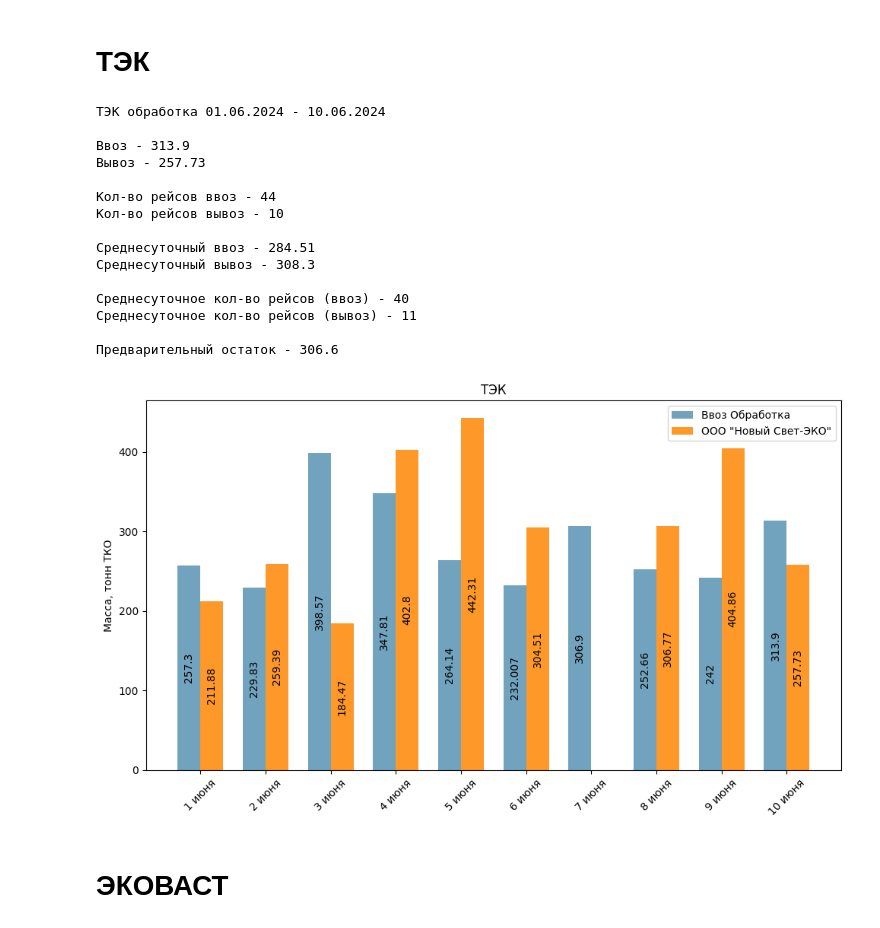
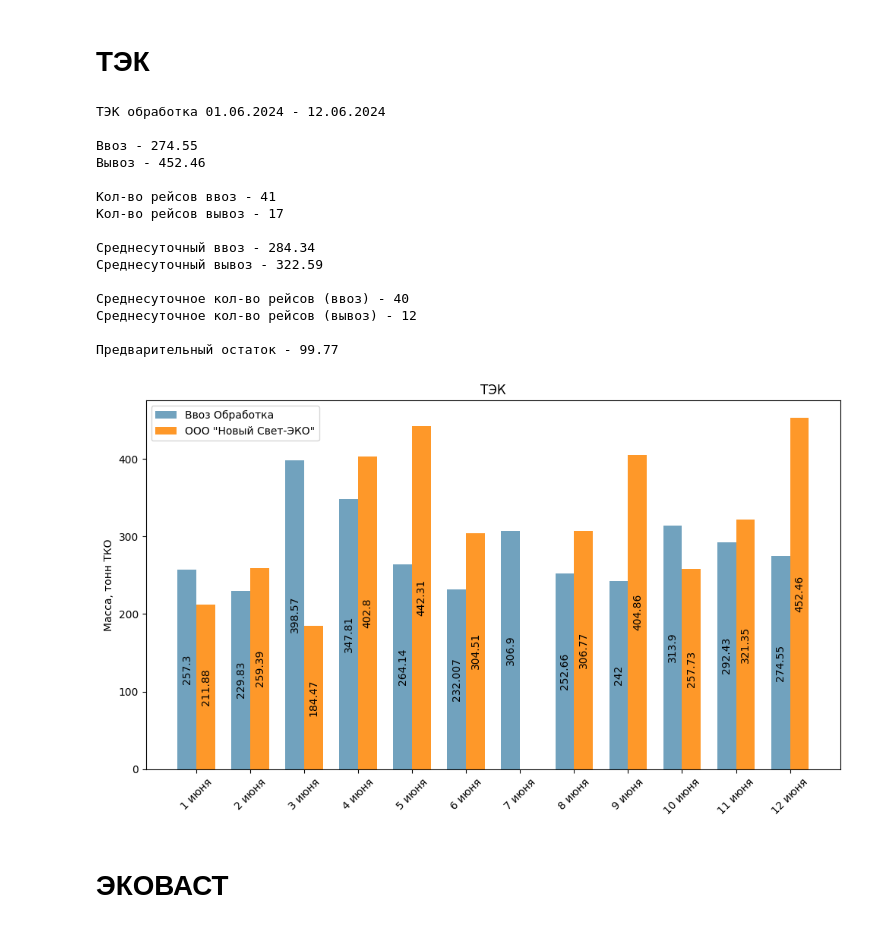
Before and after one commit to YehorI/CERC, a Jupyter notebook: collector.ipynb, the cells around one changed output. Drawn from its saved outputs; the diff is of its cells as text; code cells hidden in the pictures.

```diff
--- a/collector.ipynb
+++ b/collector.ipynb
@@ -11,7 +11,7 @@ from app.services.charts.charts import DailyChartPlotter
 # %% [markdown]
 # ТЭК
 # %%
-INPUT_PATH = r"Z:\Personal\Отчеты ввоз вывоз\Реестры площадок 2024.06.11\ТЭК 01.06.2024 - 10.06.2024.xls"
+INPUT_PATH = r"Z:\Personal\Отчеты ввоз вывоз\Реестры площадок 2024.06.13\ТЭК Отчет .xls"
 
 OUTPUT_PATH = r"Y:\Отдел аналитической работы\Сверка\2024\06. Июнь\ТЭК обработка июнь.xlsx"
 
@@ -54,43 +54,43 @@ joint_df = pd.concat([
 ])
 
 tek_analytics = DailyAnalytics(
     joint_df, initial_balance=236.2
 )
 
 print(tek_analytics.get_daily_formatted_analytics(
     # (datetime.datetime(2024, 6, 1), datetime.datetime(2024, 6, 3))
 ))
 
 
 plotter = DailyChartPlotter(
     tek_report_import.df, tek_report_export.df
 )
 plotter.process_data(month=6)
 
 import_palette = 'mako'
 export_palette = 'YlOrBr'
 
 plotter.create_double_bar_stacked_chart(
     title="ТЭК", ylabel='Масса, тонн ТКО',
     import_palette=import_palette, export_palette=export_palette
 )
 # %% [output]
-ТЭК обработка 01.06.2024 - 10.06.2024
+ТЭК обработка 01.06.2024 - 12.06.2024
 
-Ввоз - 313.9
-Вывоз - 257.73
+Ввоз - 274.55
+Вывоз - 452.46
 
-Кол-во рейсов ввоз - 44
-Кол-во рейсов вывоз - 10
+Кол-во рейсов ввоз - 41
+Кол-во рейсов вывоз - 17
 
-Среднесуточный ввоз - 284.51
-Среднесуточный вывоз - 308.3
+Среднесуточный ввоз - 284.34
+Среднесуточный вывоз - 322.59
 
 Среднесуточное кол-во рейсов (ввоз) - 40
-Среднесуточное кол-во рейсов (вывоз) - 11
+Среднесуточное кол-во рейсов (вывоз) - 12
 
-Предварительный остаток - 306.6
+Предварительный остаток - 99.77
-[figure, old version]
+[figure, new version]
 # %% [markdown]
 # ЭКОВАСТ
 # %%
```
Also changed, not shown: parts of 6 cells of this notebook, 5 other files.
